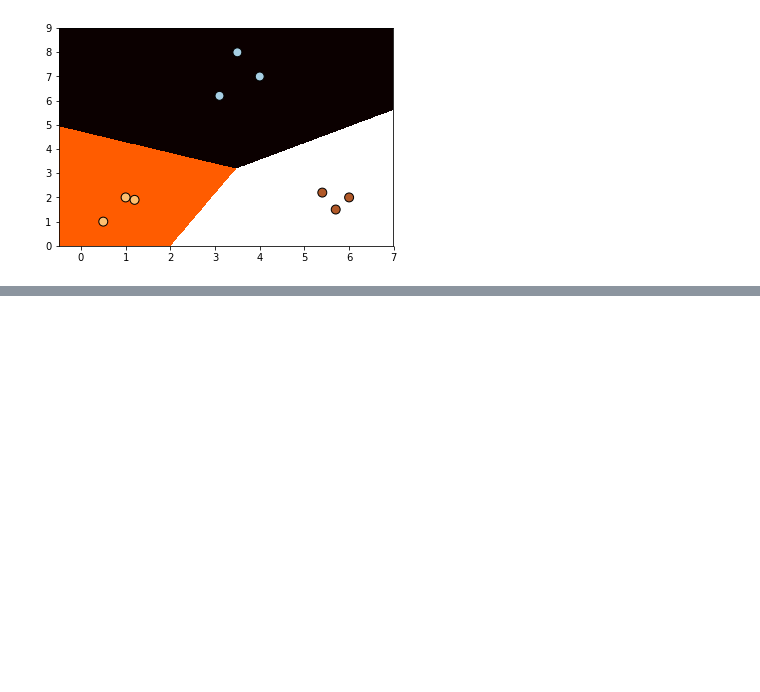
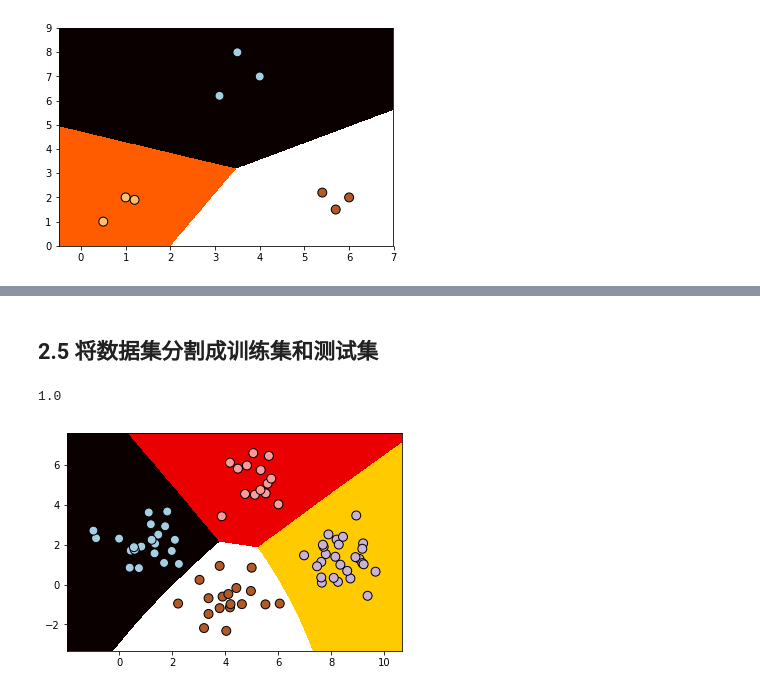
Before and after one commit to Alexzsh/dlpaper-code, a Jupyter notebook: mlcode/python 机器学习经典实例/Chapter02/第二章 创建分类器.ipynb, the cells around one changed output, grey strips where cells are left out. Drawn from its saved outputs; the diff is of its cells as text; code cells hidden in the pictures; blank space fills up the shorter version.

```diff
--- a/mlcode/python 机器学习经典实例/Chapter02/第二章 创建分类器.ipynb
+++ b/mlcode/python 机器学习经典实例/Chapter02/第二章 创建分类器.ipynb
@@ -59,0 +83,19 @@ plot_classify(classify,X,y)
+# %% [markdown]
+## 2.5 将数据集分割成训练集和测试集
+# %%
+from sklearn.cross_validation import train_test_split
+X_train,X_test,y_train,y_test=train_test_split(X,y,test_size=0.2,random_state=42)
+
+
+
+classifier_gaussiannb_new = GaussianNB()
+classifier_gaussiannb_new.fit(X_train,y_train)
+
+y_pred=classifier_gaussiannb_new.predict(X_test)
+acc=(y_pred==y_test).sum()/y_pred.shape[0]
+print(acc)
+
+plot_classify(classifier_gaussiannb_new,X_test,y_test)
+# %% [output]
+1.0
+[figure, added]
```
Also changed, not shown: parts of 24 cells of this notebook, 2 other files.
